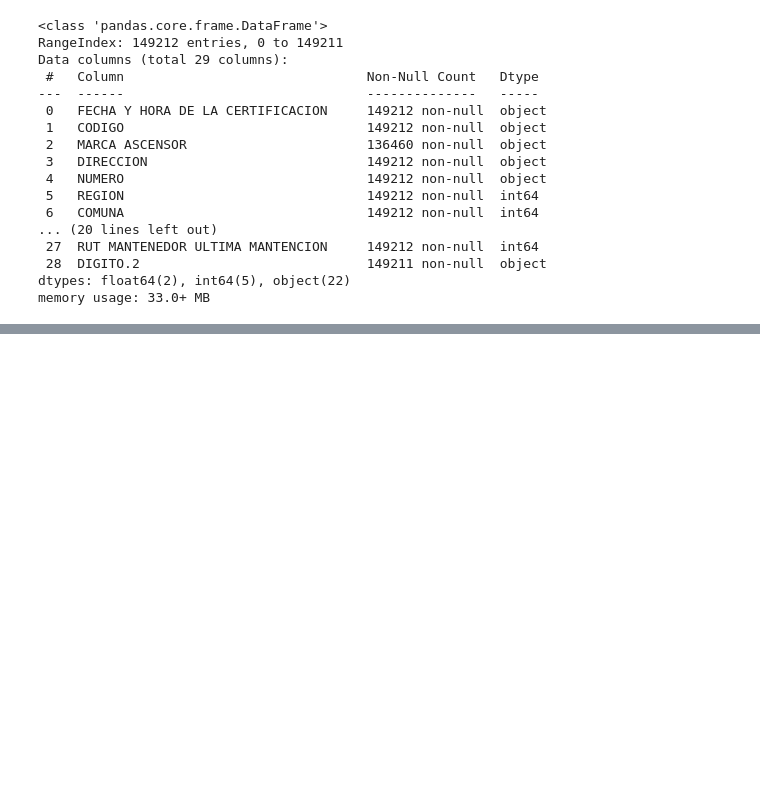
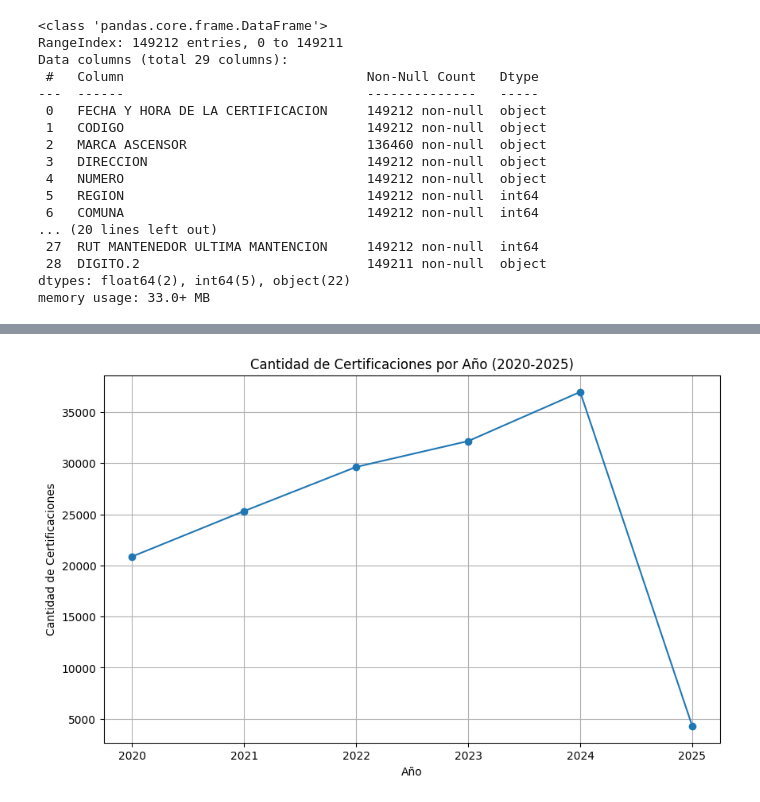
Before and after one commit to SAZA-KARTIAN/Ascensores_Chile, a Jupyter notebook: DB_Ascensores_certificados.ipynb, the cells around one changed output, grey strips where cells are left out. Saved outputs shown, nothing was run; the diff lists cells and outputs as text; code cells hidden in the pictures; blank space fills up the shorter version.

```diff
--- a/DB_Ascensores_certificados.ipynb
+++ b/DB_Ascensores_certificados.ipynb
@@ -316,0 +1431,12 @@ display(data_pisos.head())
+# %%
+##Gráfico de líneas cantidad de certificaciones anuales 2020-2025
+# Create the line plot
+plt.figure(figsize=(10, 6))
+plt.plot(frecuencias_anuales.index, frecuencias_anuales.values, marker='o', linestyle='-')
+plt.xlabel('Año')
+plt.ylabel('Cantidad de Certificaciones')
+plt.title('Cantidad de Certificaciones por Año (2020-2025)')
+plt.grid(True)
+plt.show()
+# %% [output]
+[figure, added]
```
Also changed, not shown: parts of 46 cells of this notebook.
